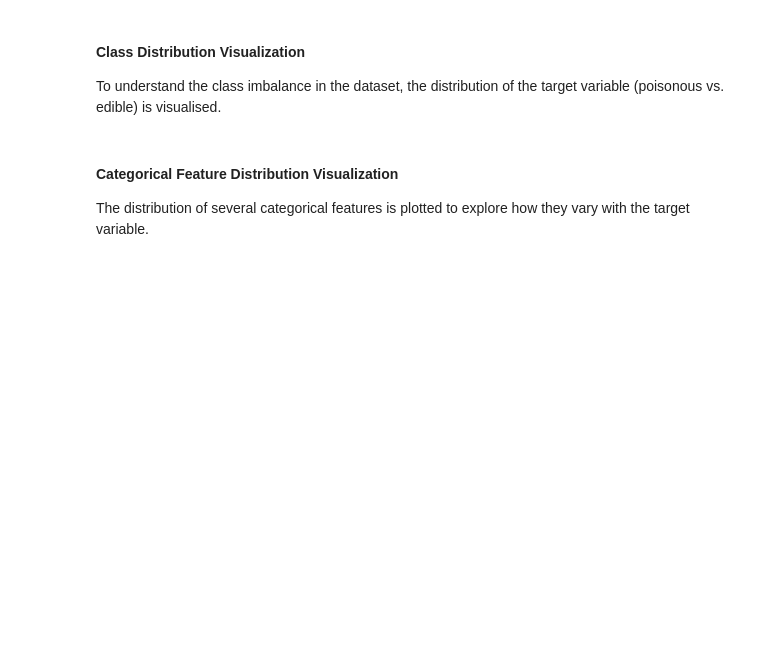
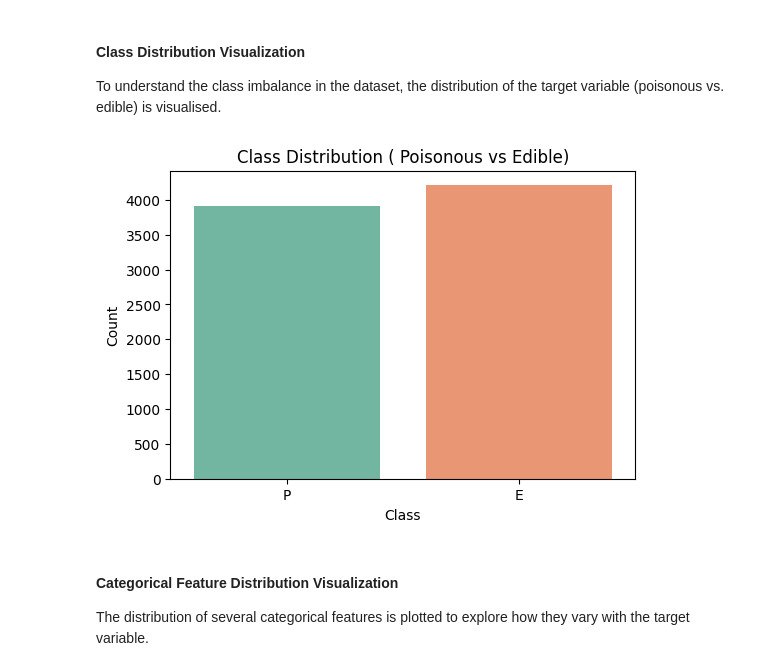
Before and after one commit to lloydm93/machine_learning, a Jupyter notebook: CW/ML_cw.ipynb, the cells around one changed output. Drawn from its saved outputs; the diff is of its cells as text; code cells hidden in the pictures; blank space fills up the shorter version.

```diff
--- a/CW/ML_cw.ipynb
+++ b/CW/ML_cw.ipynb
@@ -87,14 +105,19 @@ To understand the class imbalance in the dataset, the distribution of the target
 # %%
 # Load the cleaned dataset
 df = pd.read_csv('cleaned_mushrooms.csv')
 
-# Plot class distribution
+# Map the numerical values to categorical values
+df['poisonous'] = df['poisonous'].map({1: 'P', 0: 'E'})
+
+# Plot class distribution with updated labels
 plt.figure(figsize=(6, 4))
 sns.countplot(x='poisonous', data=df, hue='poisonous', palette="Set2", legend=False)
-plt.title('Class Distribution (Edible vs Poisonous)')
+plt.title('Class Distribution ( Poisonous vs Edible)')
 plt.xlabel('Class')
 plt.ylabel('Count')
 plt.show()
+# %% [output]
+[figure, added]
 # %% [markdown]
 #### Categorical Feature Distribution Visualization
 
```
Also changed, not shown: parts of 4 cells of this notebook.
